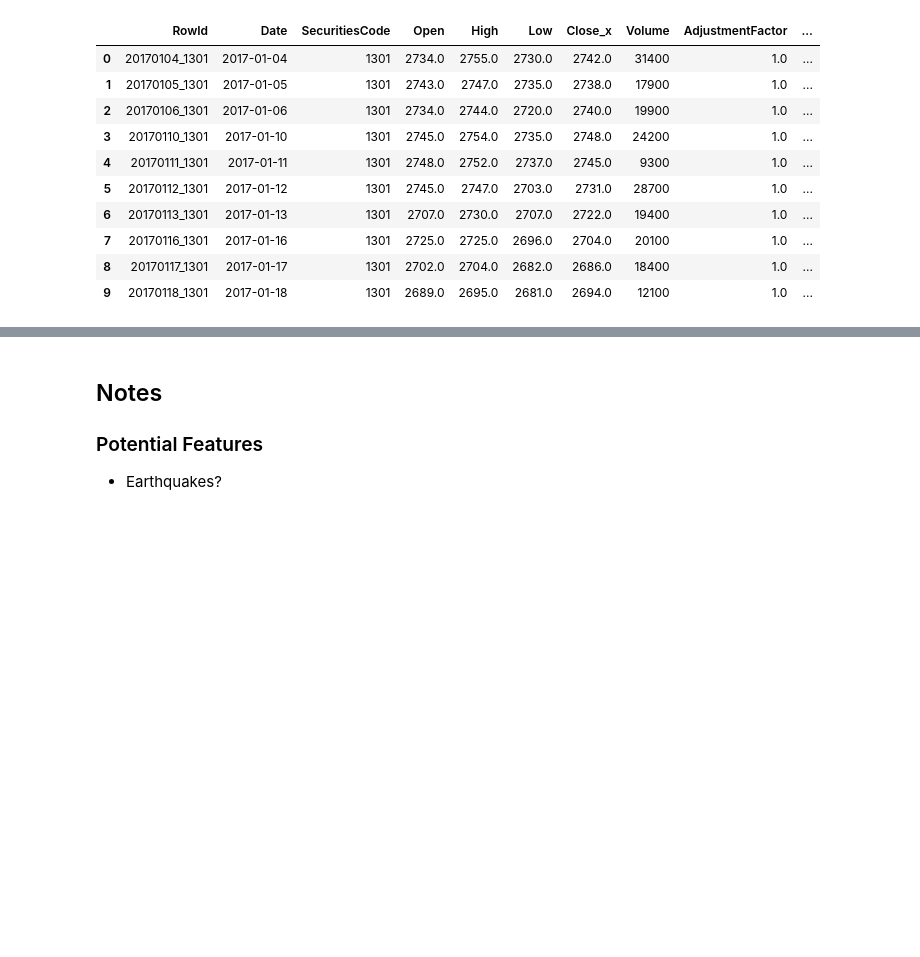
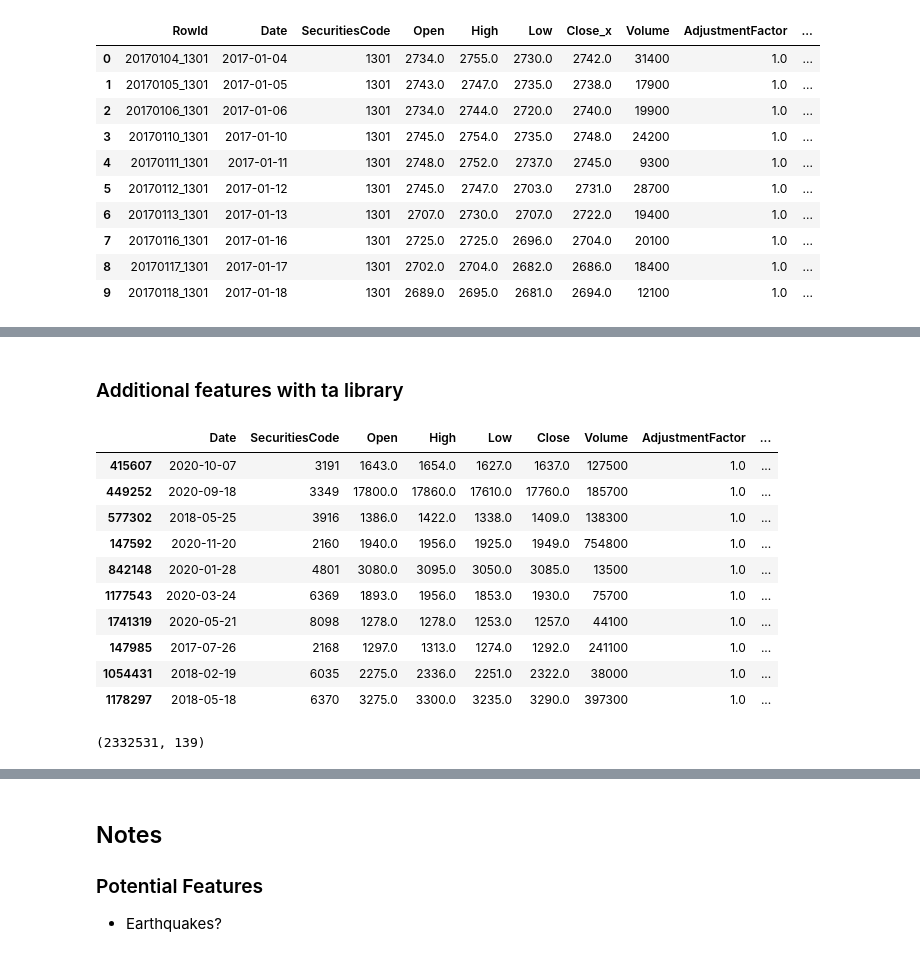
Before and after one commit to Martinszy007/JPX_Tokyo_Stock_Exchange_Prediction, a Jupyter notebook: notebooks/Feature_engineering.ipynb, the cells around one changed output, grey strips where cells are left out. Saved outputs shown, nothing was run; the diff lists cells and outputs as text; code cells hidden in the pictures; blank space fills up the shorter version.

```diff
--- a/notebooks/Feature_engineering.ipynb
+++ b/notebooks/Feature_engineering.ipynb
@@ -218,0 +216,2 @@ df.shape
+# %% [markdown]
+### Additional features with ta library
@@ -218,0 +222,20 @@ df.shape
+# %%
+df = ta.add_all_ta_features(df, open="Open", high="High", low="Low", close="Close", volume="Volume", fillna=False)
+# %%
+df.sample(10)
+# %% [output]
+|  | Date | SecuritiesCode | Open | High | Low | Close | Volume | AdjustmentFactor | ... |
+| 415607 | 2020-10-07 | 3191 | 1643.0 | 1654.0 | 1627.0 | 1637.0 | 127500 | 1.0 | ... |
+| 449252 | 2020-09-18 | 3349 | 17800.0 | 17860.0 | 17610.0 | 17760.0 | 185700 | 1.0 | ... |
+| 577302 | 2018-05-25 | 3916 | 1386.0 | 1422.0 | 1338.0 | 1409.0 | 138300 | 1.0 | ... |
+| 147592 | 2020-11-20 | 2160 | 1940.0 | 1956.0 | 1925.0 | 1949.0 | 754800 | 1.0 | ... |
+| 842148 | 2020-01-28 | 4801 | 3080.0 | 3095.0 | 3050.0 | 3085.0 | 13500 | 1.0 | ... |
+| 1177543 | 2020-03-24 | 6369 | 1893.0 | 1956.0 | 1853.0 | 1930.0 | 75700 | 1.0 | ... |
+| 1741319 | 2020-05-21 | 8098 | 1278.0 | 1278.0 | 1253.0 | 1257.0 | 44100 | 1.0 | ... |
+| 147985 | 2017-07-26 | 2168 | 1297.0 | 1313.0 | 1274.0 | 1292.0 | 241100 | 1.0 | ... |
+| 1054431 | 2018-02-19 | 6035 | 2275.0 | 2336.0 | 2251.0 | 2322.0 | 38000 | 1.0 | ... |
+| 1178297 | 2018-05-18 | 6370 | 3275.0 | 3300.0 | 3235.0 | 3290.0 | 397300 | 1.0 | ... |
+# %%
+df.shape
+# %% [output]
+(2332531, 139)
```
Also changed, not shown: parts of 19 cells of this notebook.
